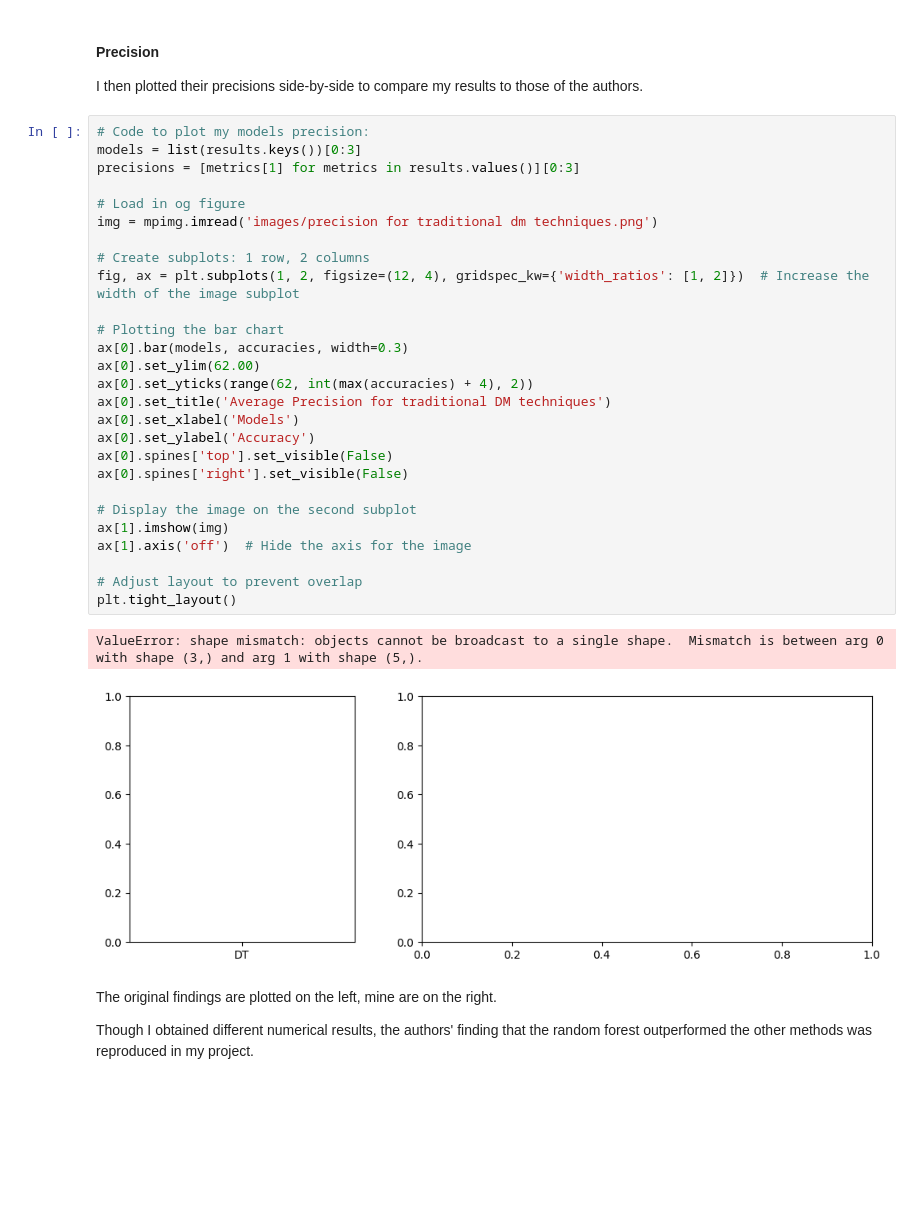
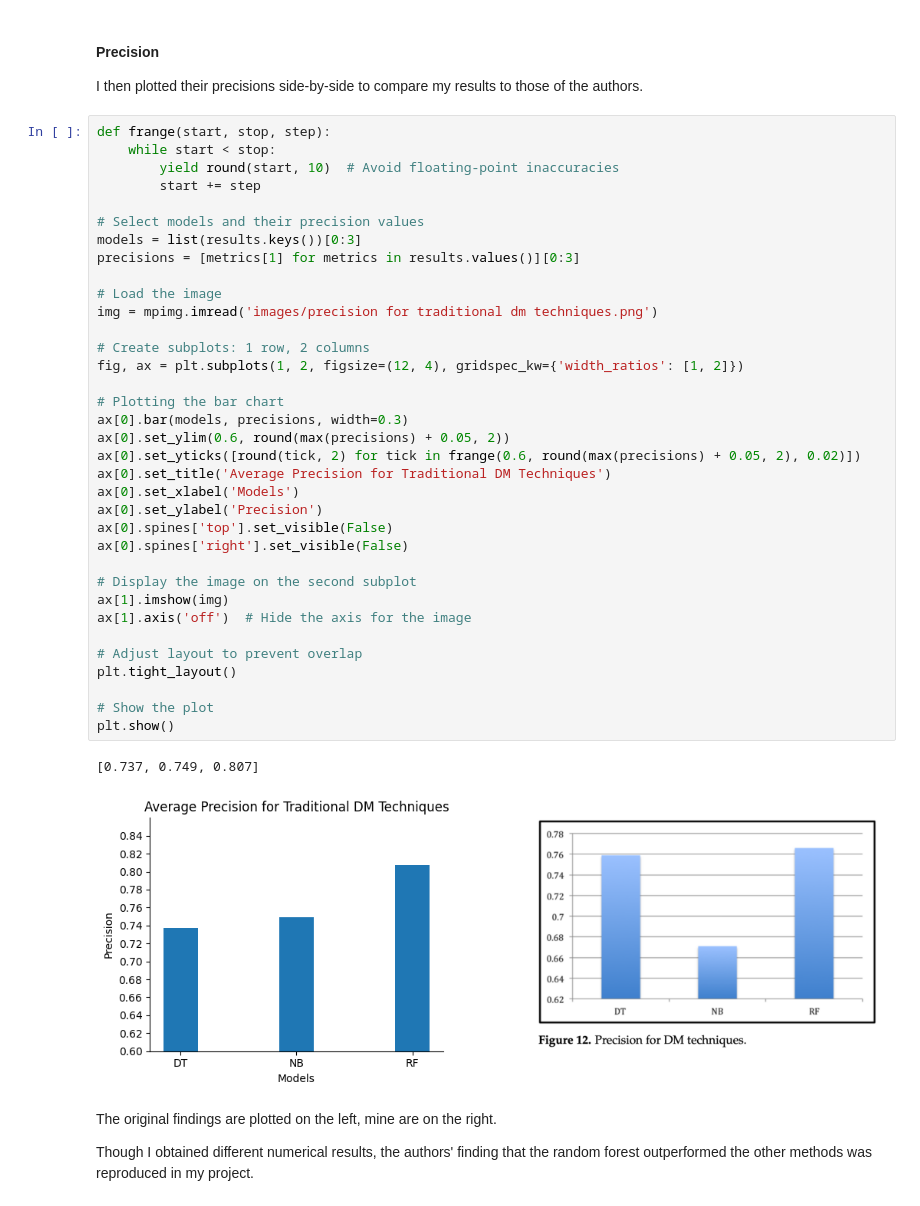
Before and after one commit to ucsd-psych201a/alsulami2023, a Jupyter notebook: writeup/Reproducibility Report.ipynb, the cells around one changed output. Cells and saved outputs as stored; diff of their text form; blank space fills up the shorter version.

Commit message:
fixed 1st precision plot

```diff
--- a/writeup/Reproducibility Report.ipynb
+++ b/writeup/Reproducibility Report.ipynb
@@ -776,35 +776,43 @@ My findings show something different - boosting with a decision tree actually le
 
 I then plotted their precisions side-by-side to compare my results to those of the authors.
 # %%
-# Code to plot my models precision:
+def frange(start, stop, step):
+    while start < stop:
+        yield round(start, 10)  # Avoid floating-point inaccuracies
+        start += step
+
+# Select models and their precision values
 models = list(results.keys())[0:3]
 precisions = [metrics[1] for metrics in results.values()][0:3]
 
-# Load in og figure
+# Load the image
 img = mpimg.imread('images/precision for traditional dm techniques.png')
 
 # Create subplots: 1 row, 2 columns
-fig, ax = plt.subplots(1, 2, figsize=(12, 4), gridspec_kw={'width_ratios': [1, 2]})  # Increase the width of the image subplot
+fig, ax = plt.subplots(1, 2, figsize=(12, 4), gridspec_kw={'width_ratios': [1, 2]})
 
 # Plotting the bar chart
-ax[0].bar(models, accuracies, width=0.3)
-ax[0].set_ylim(62.00)
-ax[0].set_yticks(range(62, int(max(accuracies) + 4), 2))
-ax[0].set_title('Average Precision for traditional DM techniques')
+ax[0].bar(models, precisions, width=0.3)
+ax[0].set_ylim(0.6, round(max(precisions) + 0.05, 2))
+ax[0].set_yticks([round(tick, 2) for tick in frange(0.6, round(max(precisions) + 0.05, 2), 0.02)])
+ax[0].set_title('Average Precision for Traditional DM Techniques')
 ax[0].set_xlabel('Models')
-ax[0].set_ylabel('Accuracy')
+ax[0].set_ylabel('Precision')
 ax[0].spines['top'].set_visible(False)
 ax[0].spines['right'].set_visible(False)
 
 # Display the image on the second subplot
 ax[1].imshow(img)
 ax[1].axis('off')  # Hide the axis for the image
 
 # Adjust layout to prevent overlap
 plt.tight_layout()
+
+# Show the plot
+plt.show()
 # %% [output]
-ValueError: shape mismatch: objects cannot be broadcast to a single shape.  Mismatch is between arg 0 with shape (3,) and arg 1 with shape (5,).
+[0.737, 0.749, 0.807]
-[figure, old version]
+[figure, new version]
 # %% [markdown]
 The original findings are plotted on the left, mine are on the right.
 
```
Also changed, not shown: parts of 1 cell of this notebook.
